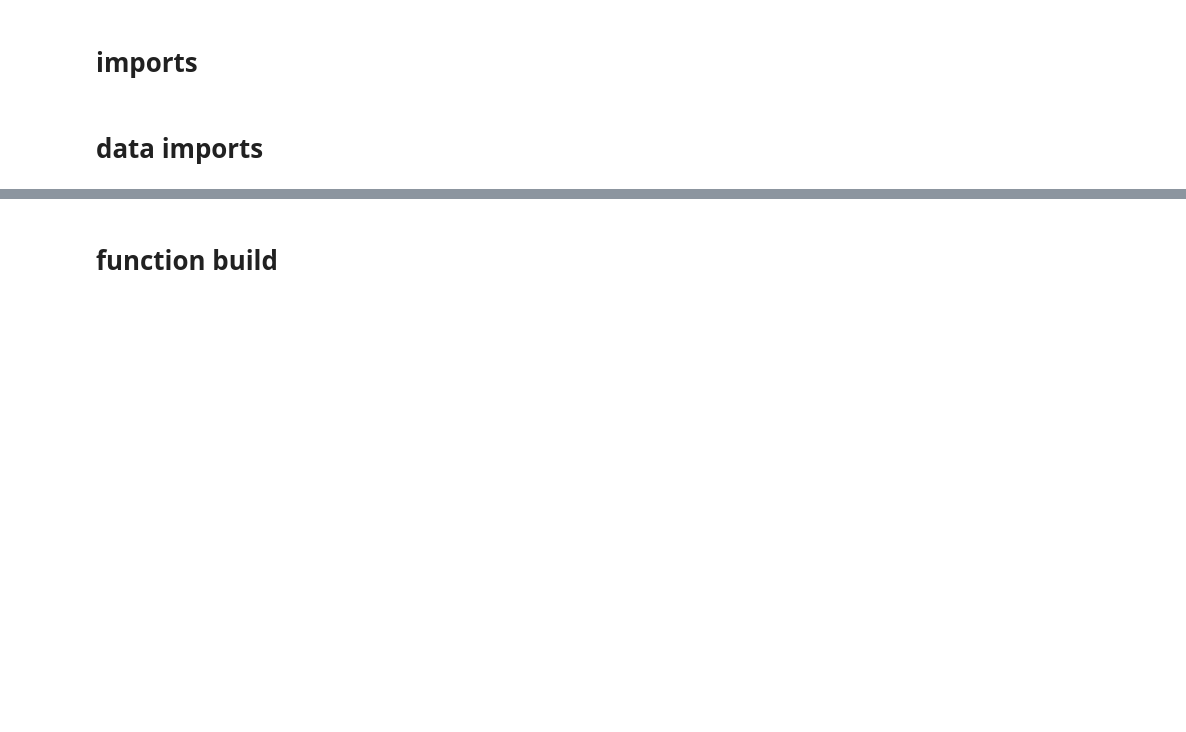
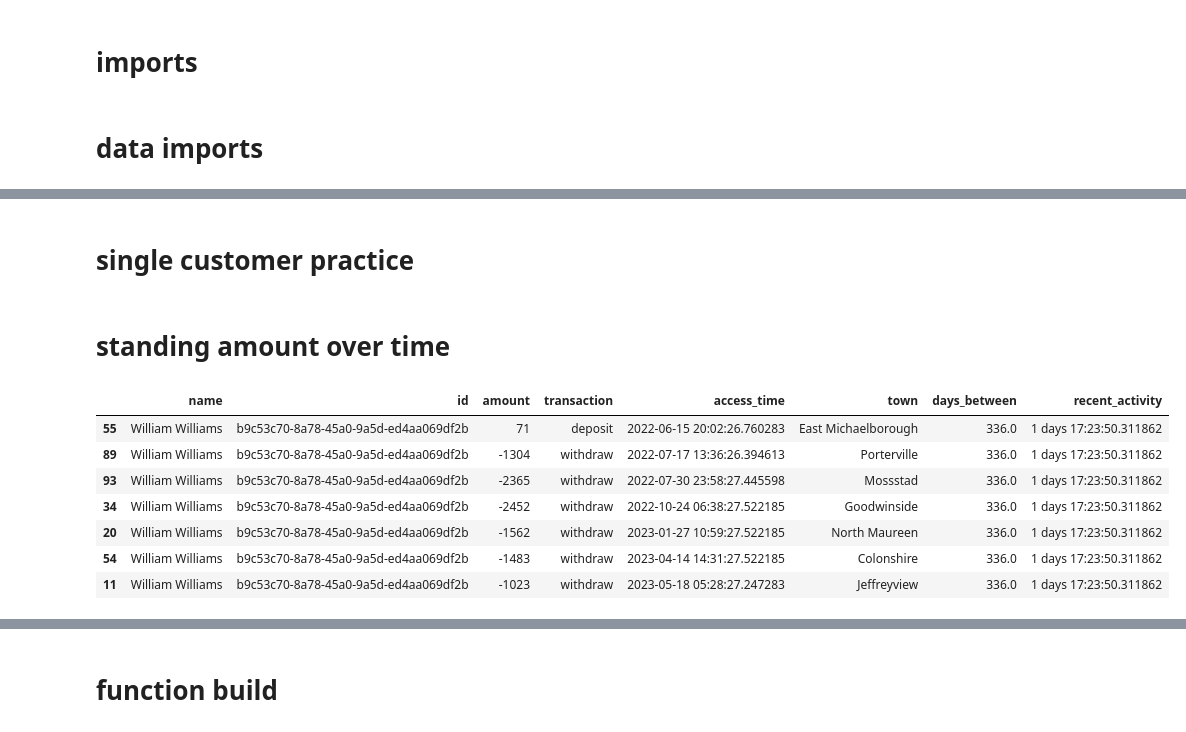
Before and after one commit to brandontnavarrete/Artificial-Bank-Anomaly-Detection, a Jupyter notebook: data-wrangle.ipynb, the cells around one changed output, grey strips where cells are left out. Saved outputs shown, nothing was run; the diff lists cells and outputs as text; code cells hidden in the pictures; blank space fills up the shorter version.

```diff
--- a/data-wrangle.ipynb
+++ b/data-wrangle.ipynb
@@ -20,0 +34,17 @@ df.head(1)
+# %% [markdown]
+# single customer practice
+# %% [markdown]
+# standing amount over time
+# %%
+kim = df[df['name'] == 'William Williams']
+# %%
+kim
+# %% [output]
+|  | name | id | amount | transaction | access_time | town | days_between | recent_activity |
+| 55 | William Williams | b9c53c70-8a78-45a0-9a5d-ed4aa069df2b | 71 | deposit | 2022-06-15 20:02:26.760283 | East Michaelborough | 336.0 | 1 days 17:23:50.311862 |
+| 89 | William Williams | b9c53c70-8a78-45a0-9a5d-ed4aa069df2b | -1304 | withdraw | 2022-07-17 13:36:26.394613 | Porterville | 336.0 | 1 days 17:23:50.311862 |
+| 93 | William Williams | b9c53c70-8a78-45a0-9a5d-ed4aa069df2b | -2365 | withdraw | 2022-07-30 23:58:27.445598 | Mossstad | 336.0 | 1 days 17:23:50.311862 |
+| 34 | William Williams | b9c53c70-8a78-45a0-9a5d-ed4aa069df2b | -2452 | withdraw | 2022-10-24 06:38:27.522185 | Goodwinside | 336.0 | 1 days 17:23:50.311862 |
+| 20 | William Williams | b9c53c70-8a78-45a0-9a5d-ed4aa069df2b | -1562 | withdraw | 2023-01-27 10:59:27.522185 | North Maureen | 336.0 | 1 days 17:23:50.311862 |
+| 54 | William Williams | b9c53c70-8a78-45a0-9a5d-ed4aa069df2b | -1483 | withdraw | 2023-04-14 14:31:27.522185 | Colonshire | 336.0 | 1 days 17:23:50.311862 |
+| 11 | William Williams | b9c53c70-8a78-45a0-9a5d-ed4aa069df2b | -1023 | withdraw | 2023-05-18 05:28:27.247283 | Jeffreyview | 336.0 | 1 days 17:23:50.311862 |
```
Also changed, not shown: parts of 3 cells of this notebook.
